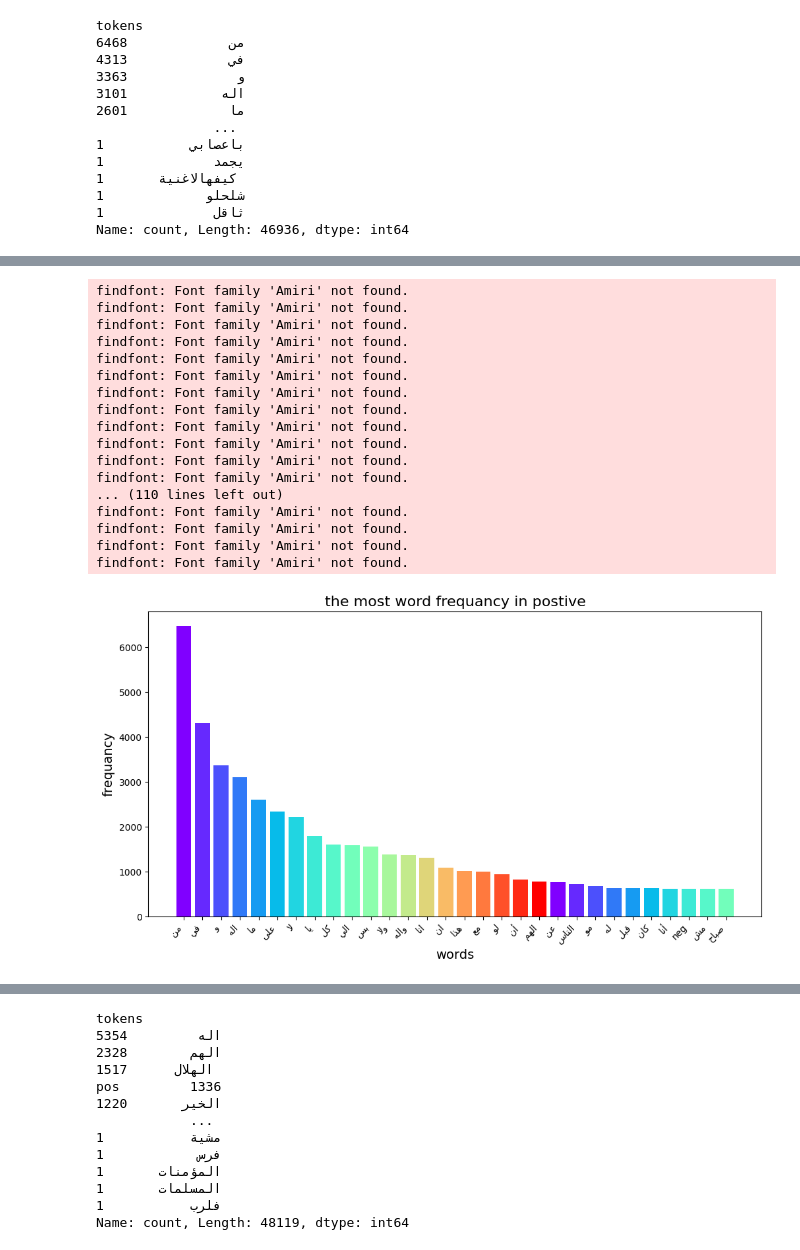
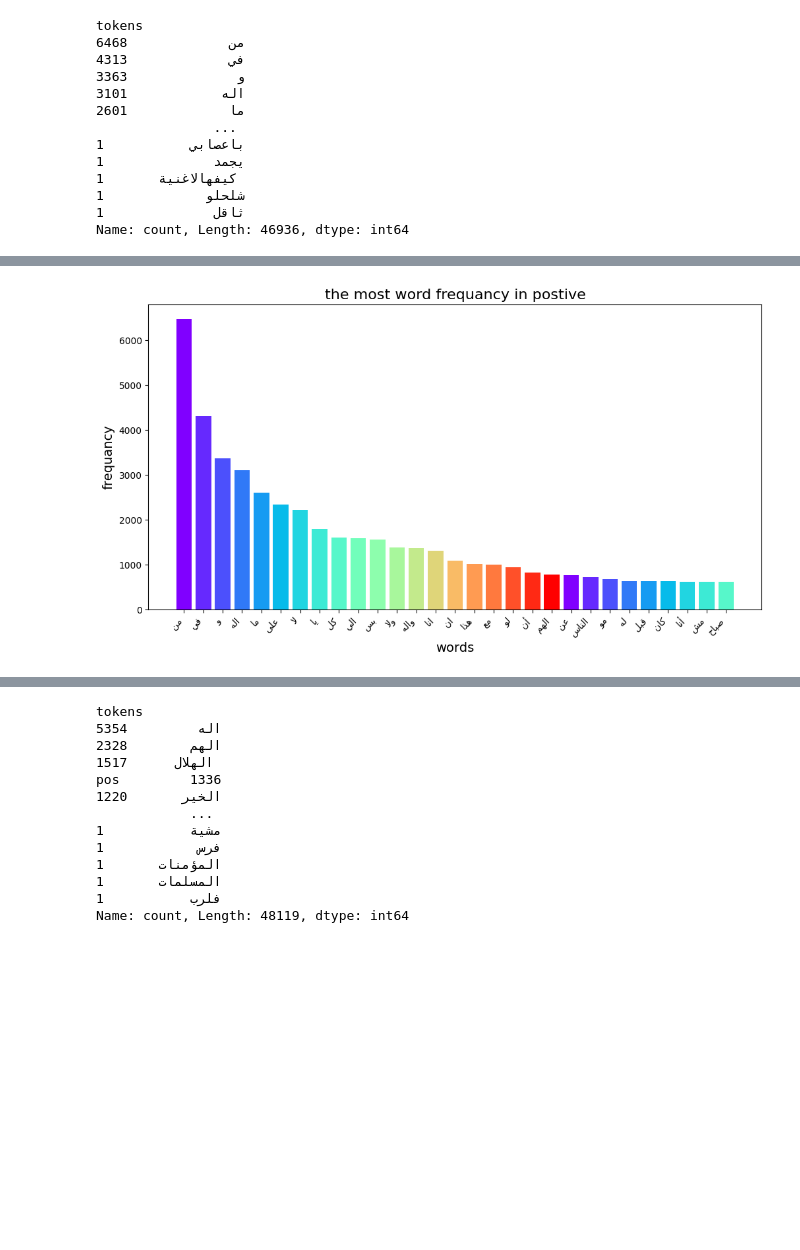
Before and after one commit to MUSAB10000/sentiment-Analysis-in-Arabic-tweets, a Jupyter notebook: arabic.ipynb, the cells around one changed output, grey strips where cells are left out. Cells and saved outputs as stored; diff of their text form; code cells hidden in the pictures; blank space fills up the shorter version.

```diff
--- a/arabic.ipynb
+++ b/arabic.ipynb
@@ -302,28 +312,21 @@ tokens
 ثاقل              1
 Name: count, Length: 46936, dtype: int64
 # %%
+# get the most word frequancy in postive
+token_counts = df_mearge_pos['tokens'].explode().value_counts().head(30)
+token_counts = token_counts[~token_counts.index.isin(["pos"])]
+
+# Reshape each token for proper Arabic rendering:
+reshaped_tokens = [get_display(arabic_reshaper.reshape(token)) for token in token_counts.index]
 
 
 
-# Assume your DataFrame is named df_mearge_pos and contains a column "tokens"
-# that holds token lists for each row.
-# Change the font to one that is installed and supports Arabic
-# 1. Get the top 30 most frequent tokens
-token_counts = df_mearge_pos['tokens'].explode().value_counts().head(30)
+# make color for bar chart
+colors = cm.rainbow(np.linspace(0, 1, 20))
 
-# 2. Reshape each token for proper Arabic rendering:
-reshaped_tokens = [get_display(arabic_reshaper.reshape(token)) for token in token_counts.index]
-# 3. Set up Matplotlib to use an Arabic-supporting font.
-# Change 'Amiri' to another Arabic font if necessary (e.g., 'Noto Naskh Arabic', 'Cairo', etc.)
-plt.rcParams['font.family'] = 'Amiri'
-plt.rcParams['axes.unicode_minus'] = False
-
-colors = cm.rainbow(np.linspace(0, 1, 20))
-# 4. Plot the bar chart with custom color and Arabic labels:
 fig, ax = plt.subplots(figsize=(12, 6))
 ax.bar(reshaped_tokens, token_counts.values, color=colors)
 
-# Reshape and reverse the Arabic labels for title and axes:
 title_ar = get_display(arabic_reshaper.reshape("the most word frequancy in postive"))
 xlabel_ar = get_display(arabic_reshaper.reshape("words"))
 ylabel_ar = get_display(arabic_reshaper.reshape("frequancy"))
@@ -332,7 +335,6 @@ ax.set_title(title_ar, fontsize=16)
 ax.set_xlabel(xlabel_ar, fontsize=14)
 ax.set_ylabel(ylabel_ar, fontsize=14)
 
-# Rotate x-axis labels for better readability
 plt.xticks(rotation=45, ha='right')
 plt.show()
 # %% [output]
@@ -357,51 +342,26 @@ findfont: Font family 'Amiri' not found.
 # %%
-# Assume your DataFrame is named df_mearge_pos and contains a column "tokens"
-# that holds token lists for each row.
-# Change the font to one that is installed and supports Arabic
-# 1. Get the top 30 most frequent tokens
+# get the most word frequancy in negtive
 token_counts = df_mearge_neg['tokens'].explode().value_counts().head(30)
+token_counts = token_counts[~token_counts.index.isin(["neg"])]
 
-# 2. Reshape each token for proper Arabic rendering:
+# Reshape each token for proper Arabic rendering:
 reshaped_tokens = [get_display(arabic_reshaper.reshape(token)) for token in token_counts.index]
-# 3. Set up Matplotlib to use an Arabic-supporting font.
-# Change 'Amiri' to another Arabic font if necessary (e.g., 'Noto Naskh Arabic', 'Cairo', etc.)
-plt.rcParams['font.family'] = 'Amiri'
-plt.rcParams['axes.unicode_minus'] = False
-
+# make color for bar chart
 colors = cm.rainbow(np.linspace(0, 1, 20))
-# 4. Plot the bar chart with custom color and Arabic labels:
+#
 fig, ax = plt.subplots(figsize=(12, 6))
 ax.bar(reshaped_tokens, token_counts.values, color=colors)
 
-# Reshape and reverse the Arabic labels for title and axes:
 title_ar = get_display(arabic_reshaper.reshape("the most word frequancy in postive"))
 xlabel_ar = get_display(arabic_reshaper.reshape("words"))
 ylabel_ar = get_display(arabic_reshaper.reshape("frequancy"))
 
 ax.set_title(title_ar, fontsize=16)
 ax.set_xlabel(xlabel_ar, fontsize=14)
 ax.set_ylabel(ylabel_ar, fontsize=14)
 
-# Rotate x-axis labels for better readability
 plt.xticks(rotation=45, ha='right')
 plt.show()
 # %% [output]
-findfont: Font family 'Amiri' not found.
-findfont: Font family 'Amiri' not found.
-findfont: Font family 'Amiri' not found.
-findfont: Font family 'Amiri' not found.
-findfont: Font family 'Amiri' not found.
-findfont: Font family 'Amiri' not found.
-findfont: Font family 'Amiri' not found.
-findfont: Font family 'Amiri' not found.
-findfont: Font family 'Amiri' not found.
-findfont: Font family 'Amiri' not found.
-findfont: Font family 'Amiri' not found.
-findfont: Font family 'Amiri' not found.
-... (110 lines left out)
-findfont: Font family 'Amiri' not found.
-findfont: Font family 'Amiri' not found.
-findfont: Font family 'Amiri' not found.
-findfont: Font family 'Amiri' not found.
-[figure, old version]
+[figure, new version]
 # %%
```
Also changed, not shown: parts of 40 cells of this notebook, 2 other files.
